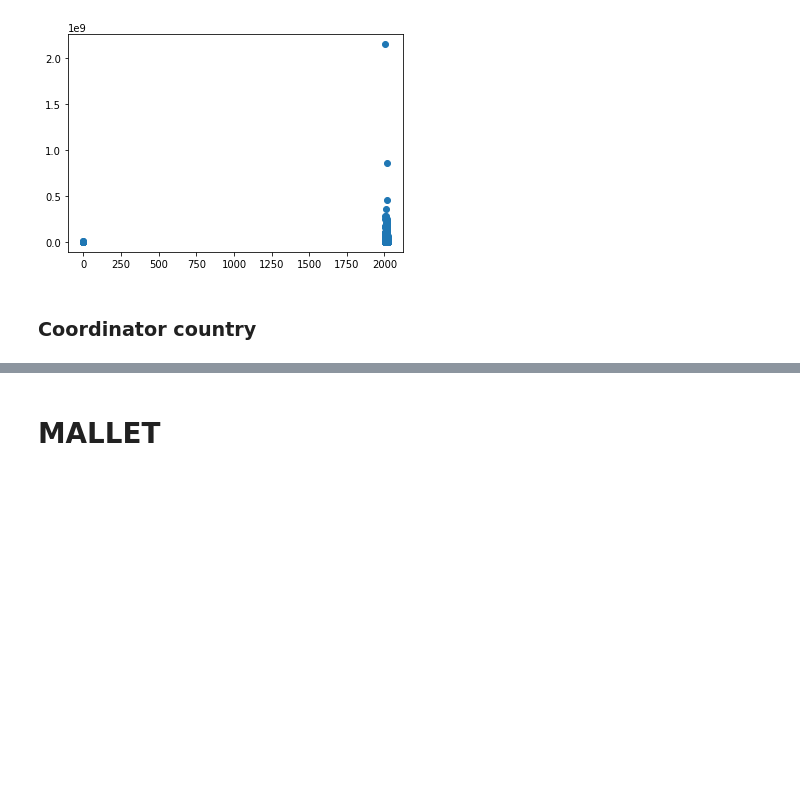
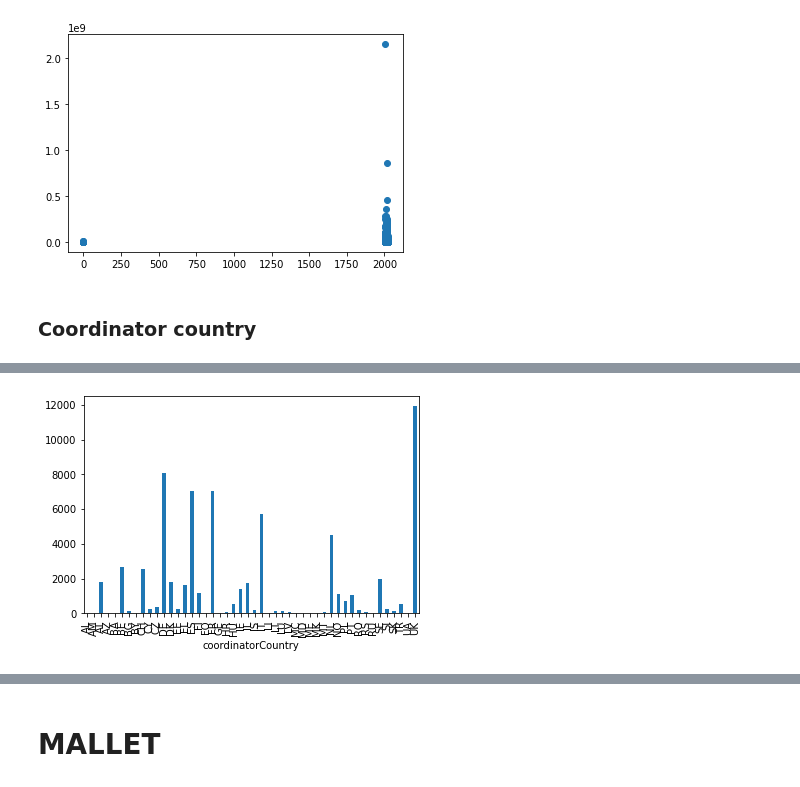
Before and after one commit to celiaromero/mythesis, a Jupyter notebook: cordis.ipynb, the cells around one changed output, grey strips where cells are left out. Cells and saved outputs as stored; diff of their text form; code cells hidden in the pictures; blank space fills up the shorter version.

```diff
--- a/cordis.ipynb
+++ b/cordis.ipynb
@@ -242,3 +243,8 @@ Name: coordinatorCountry, Length: 90, dtype: int64
+# %%
+cordis.groupby('coordinatorCountry')['id'].nunique().plot(kind='bar')
+plt.show()
+# %% [output]
+[figure, added]
 # %%
 heatmap_country_year_budget = pd.pivot_table(data=cordis,index='coordinatorCountry',values='totalCost',columns='endYear')
 heatmap_country_year_budget.head()
```
Also changed, not shown: parts of 20 cells of this notebook.
